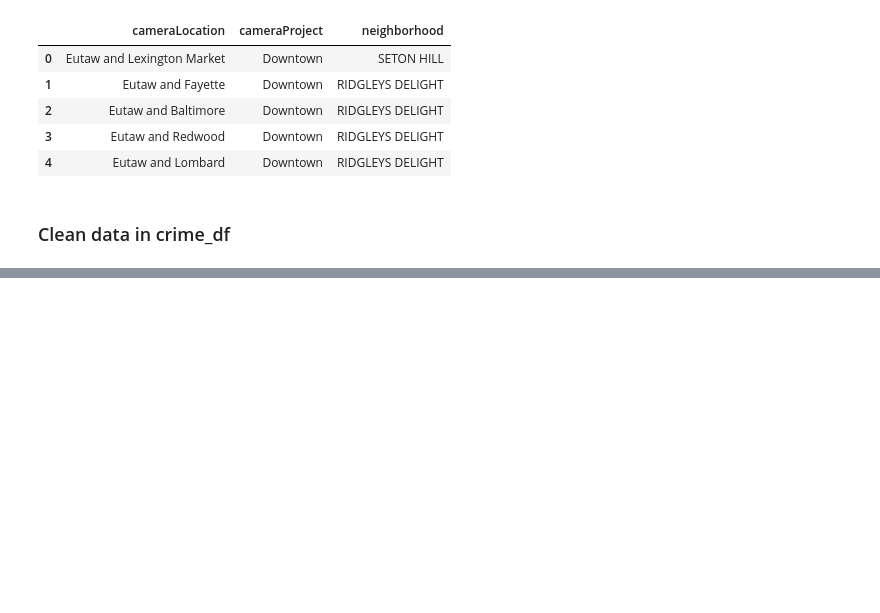
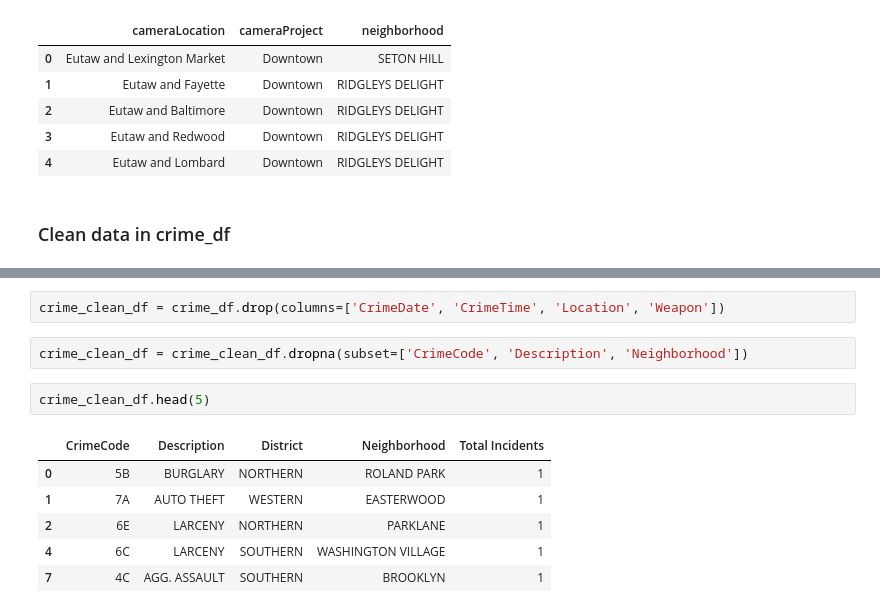
Before and after one commit to tduszyk/Baltimore_Crime, a Jupyter notebook: main.ipynb, the cells around one changed output, grey strips where cells are left out. Saved outputs shown, nothing was run; the diff lists cells and outputs as text; blank space fills up the shorter version.

```diff
--- a/main.ipynb
+++ b/main.ipynb
@@ -253,0 +245,13 @@ crime_df.head()
+# %%
+crime_clean_df = crime_df.drop(columns=['CrimeDate', 'CrimeTime', 'Location', 'Weapon'])
+# %%
+crime_clean_df = crime_clean_df.dropna(subset=['CrimeCode', 'Description', 'Neighborhood'])
+# %%
+crime_clean_df.head(5)
+# %% [output]
+|  | CrimeCode | Description | District | Neighborhood | Total Incidents |
+| 0 | 5B | BURGLARY | NORTHERN | ROLAND PARK | 1 |
+| 1 | 7A | AUTO THEFT | WESTERN | EASTERWOOD | 1 |
+| 2 | 6E | LARCENY | NORTHERN | PARKLANE | 1 |
+| 4 | 6C | LARCENY | SOUTHERN | WASHINGTON VILLAGE | 1 |
+| 7 | 4C | AGG. ASSAULT | SOUTHERN | BROOKLYN | 1 |
```
Also changed, not shown: parts of 4 cells of this notebook.
